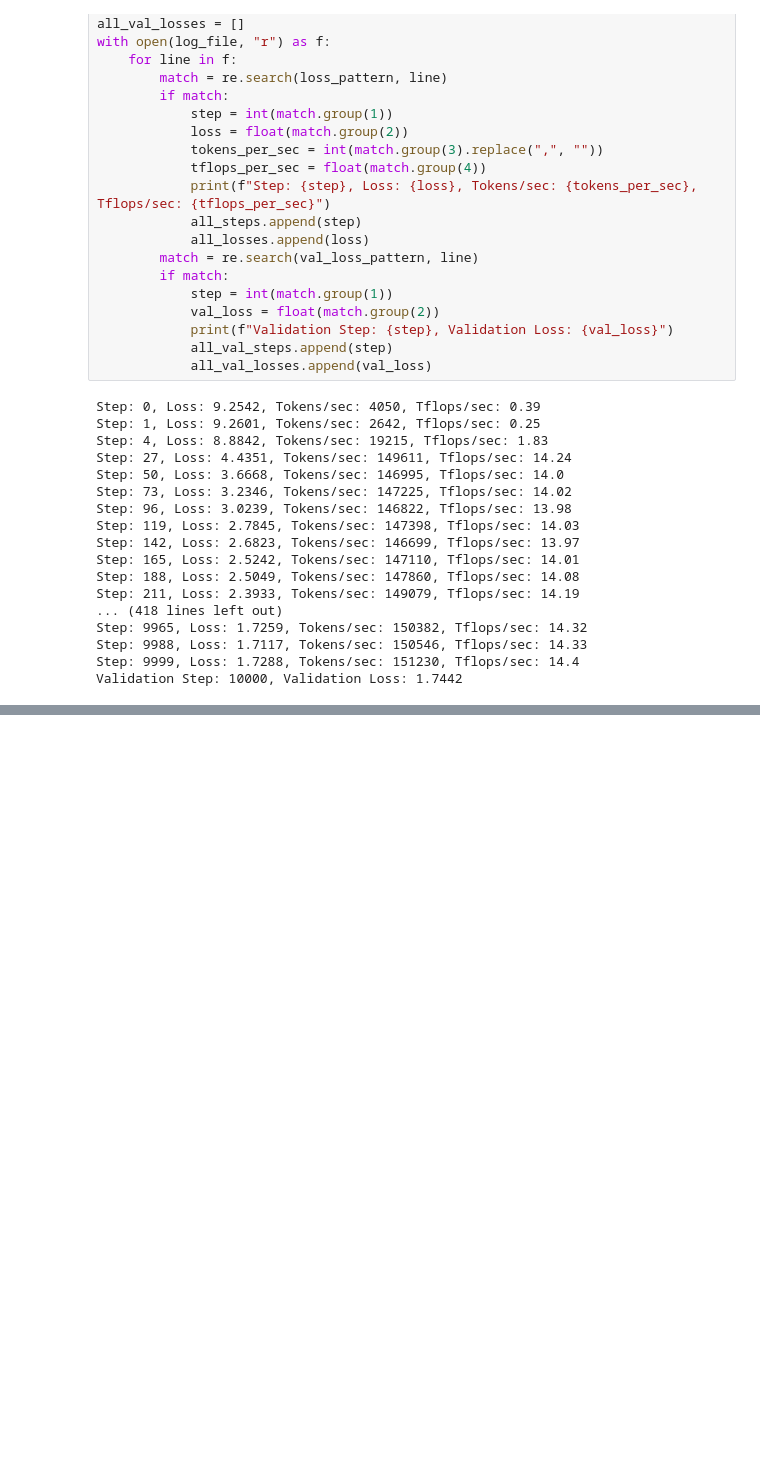
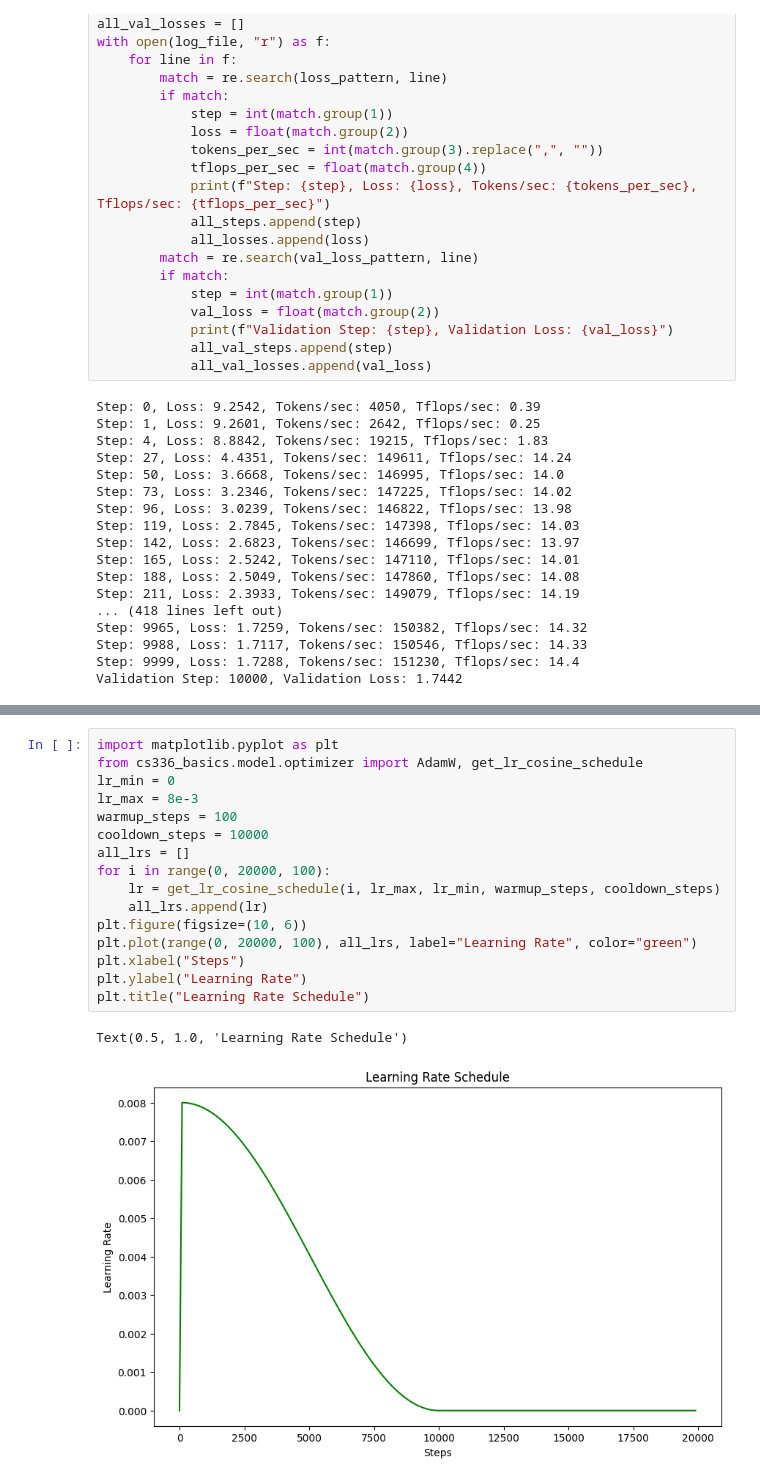
Before and after one commit to Gzsiceberg/assignment1-basics, a Jupyter notebook: cs336_basics/plot.ipynb, the cells around one changed output, grey strips where cells are left out. Saved outputs shown, nothing was run; the diff lists cells and outputs as text; blank space fills up the shorter version.

Commit message:
Implement feature X to enhance user experience and optimize performance

```diff
--- a/cs336_basics/plot.ipynb
+++ b/cs336_basics/plot.ipynb
@@ -64,0 +65,19 @@ if all_val_steps:
+# %%
+import matplotlib.pyplot as plt
+from cs336_basics.model.optimizer import AdamW, get_lr_cosine_schedule
+lr_min = 0
+lr_max = 8e-3
+warmup_steps = 100
+cooldown_steps = 10000
+all_lrs = []
+for i in range(0, 20000, 100):
+    lr = get_lr_cosine_schedule(i, lr_max, lr_min, warmup_steps, cooldown_steps)
+    all_lrs.append(lr)
+plt.figure(figsize=(10, 6))
+plt.plot(range(0, 20000, 100), all_lrs, label="Learning Rate", color="green")
+plt.xlabel("Steps")
+plt.ylabel("Learning Rate")
+plt.title("Learning Rate Schedule")
+# %% [output]
+Text(0.5, 1.0, 'Learning Rate Schedule')
+[figure, added]
```
Also changed, not shown: parts of 1 cell of this notebook.
